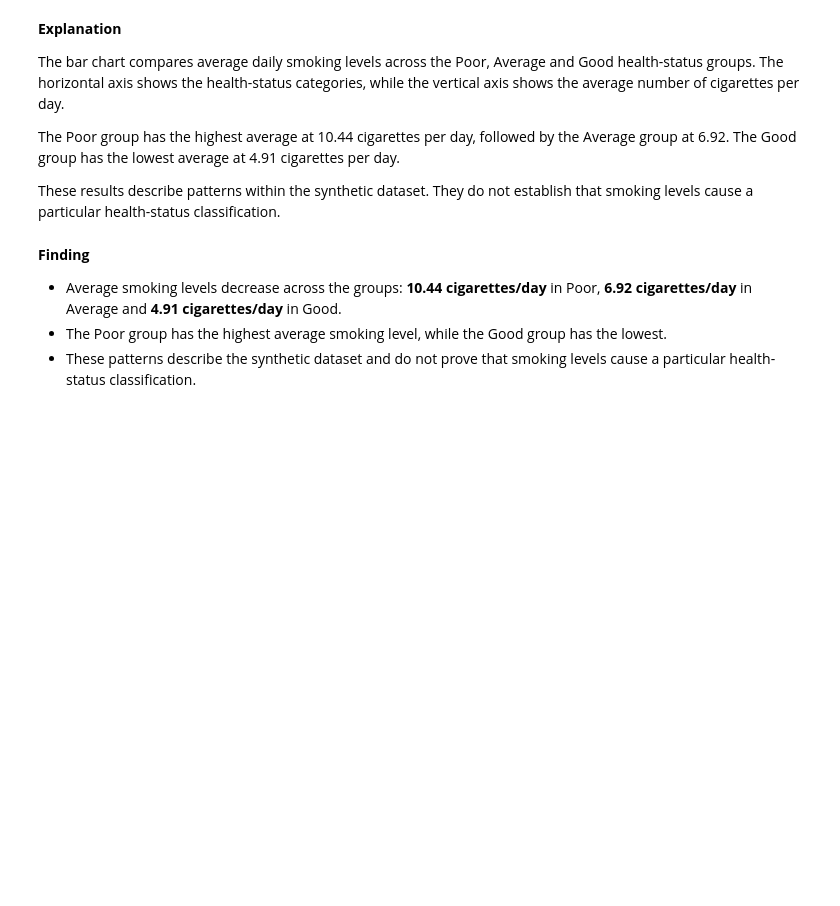
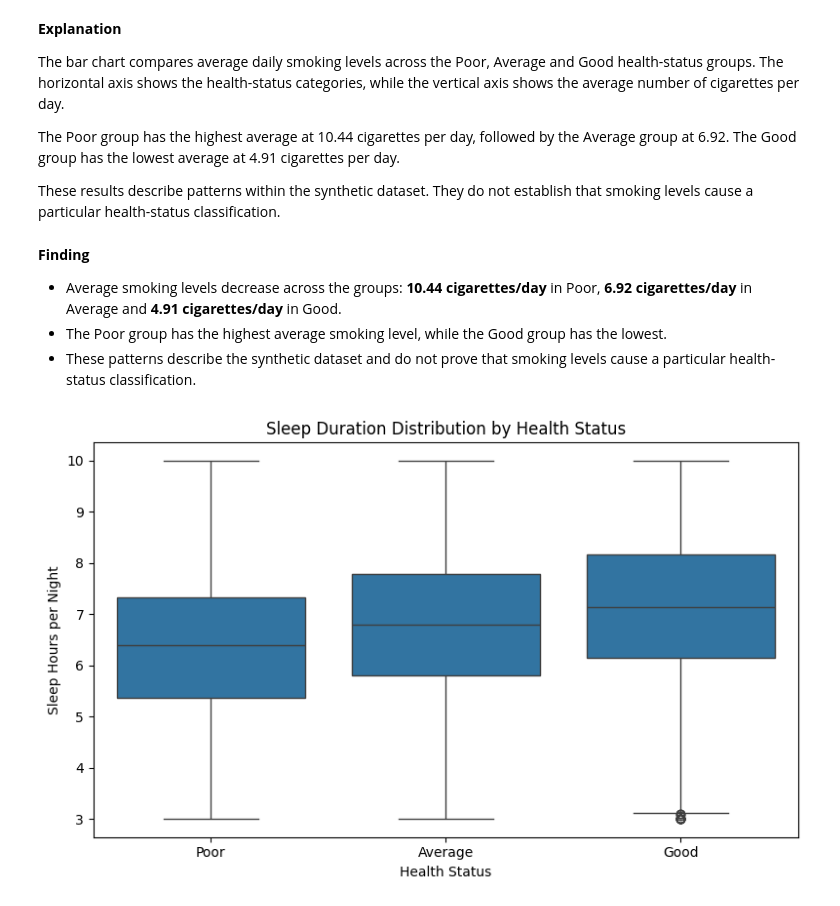
Before and after one commit to LieneRubule/Holistic-Health-and-Lifestyle-Score-Dataset, a Jupyter notebook: jupyter_notebooks/02_Exploratory_Data_Analysis.ipynb, the cells around one changed output. Drawn from its saved outputs; the diff is of its cells as text; code cells hidden in the pictures; blank space fills up the shorter version.

```diff
--- a/jupyter_notebooks/02_Exploratory_Data_Analysis.ipynb
+++ b/jupyter_notebooks/02_Exploratory_Data_Analysis.ipynb
@@ -665,3 +665,24 @@ These results describe patterns within the synthetic dataset. They do not establ
 * Average smoking levels decrease across the groups: **10.44 cigarettes/day** in Poor, **6.92 cigarettes/day** in Average and **4.91 cigarettes/day** in Good.
 * The Poor group has the highest average smoking level, while the Good group has the lowest.
 * These patterns describe the synthetic dataset and do not prove that smoking levels cause a particular health-status classification.
+# %%
+# Create a box plot to compare sleep duration across health status groups
+plt.figure(figsize=(8, 5))
+
+sns.boxplot(
+    data=df,
+    x="Health_Status",
+    y="Sleep_Hours",
+    order=["Poor", "Average", "Good"]
+)
+
+# Add a title and axis labels
+plt.title("Sleep Duration Distribution by Health Status")
+plt.xlabel("Health Status")
+plt.ylabel("Sleep Hours per Night")
+
+# Display the chart
+plt.tight_layout()
+plt.show()
+# %% [output]
+[figure, added]
```
Also changed, not shown: parts of 6 cells of this notebook.
